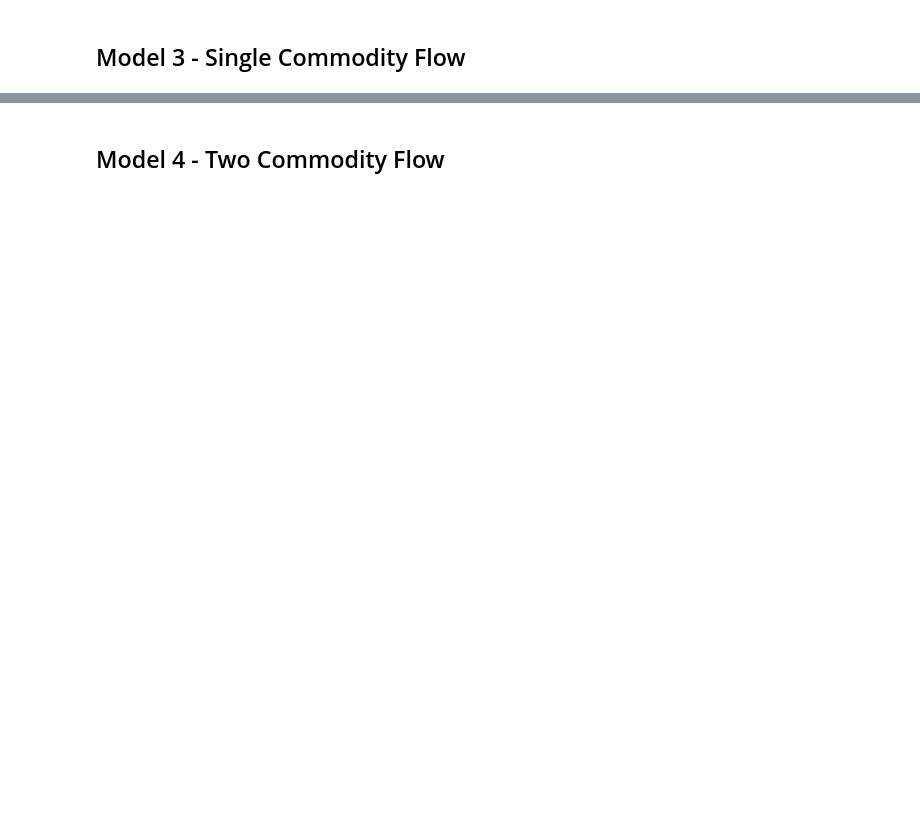
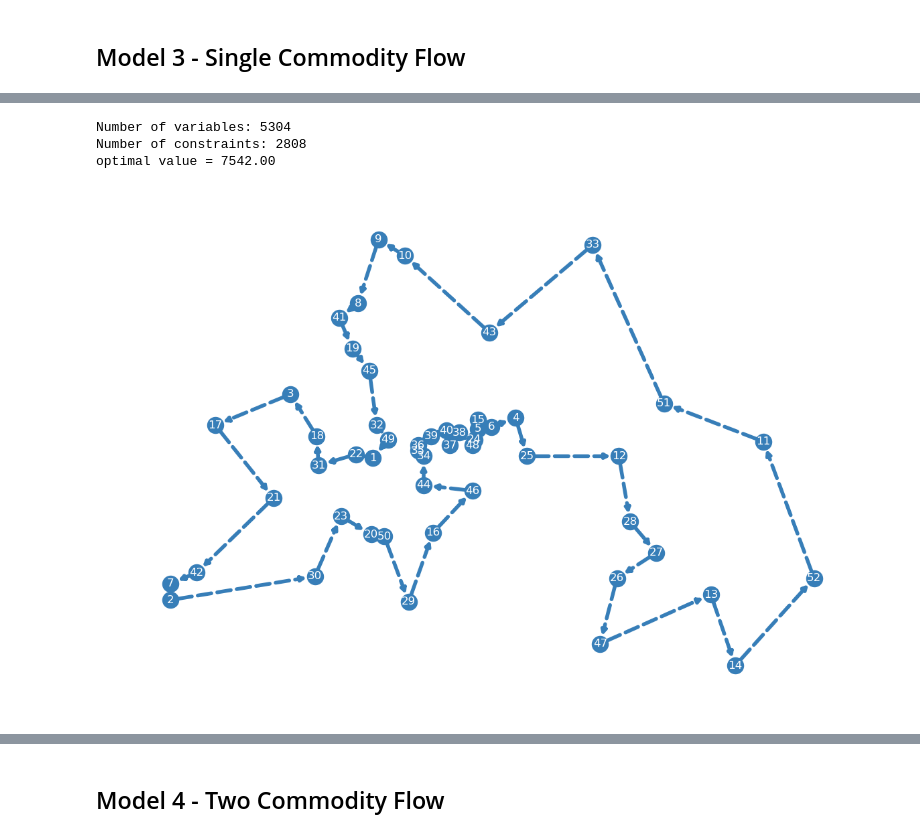
Before and after one commit to kunlei/python-ortools-notes, a Jupyter notebook: ip-tsp.ipynb, the cells around one changed output, grey strips where cells are left out. Saved outputs shown, nothing was run; the diff lists cells and outputs as text; code cells hidden in the pictures; blank space fills up the shorter version.

```diff
--- a/ip-tsp.ipynb
+++ b/ip-tsp.ipynb
@@ -492,0 +819,17 @@ Gap                : 0.00 %
+# %%
+#| label: fig-tsp-model3-berlin52-sol
+#| fig-cap: Optimal route for the *berlin52* instance
+
+instance = './data/tsp/berlin52.tsp'
+
+model_v3 = TspModelV3()
+model_v3.read_inputs(instance_file=instance)
+model_v3.build_model()
+model_v3.show_model_info()
+model_v3.optimize(False)
+model_v3.show_opt_route()
+# %% [output]
+Number of variables: 5304
+Number of constraints: 2808
+optimal value = 7542.00
+[figure, added]
```
Also changed, not shown: parts of 20 cells of this notebook, 4 other files.
